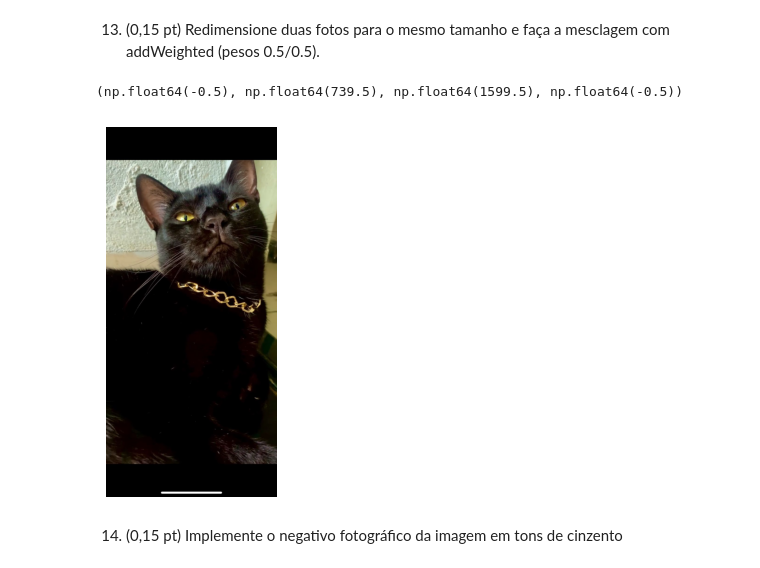
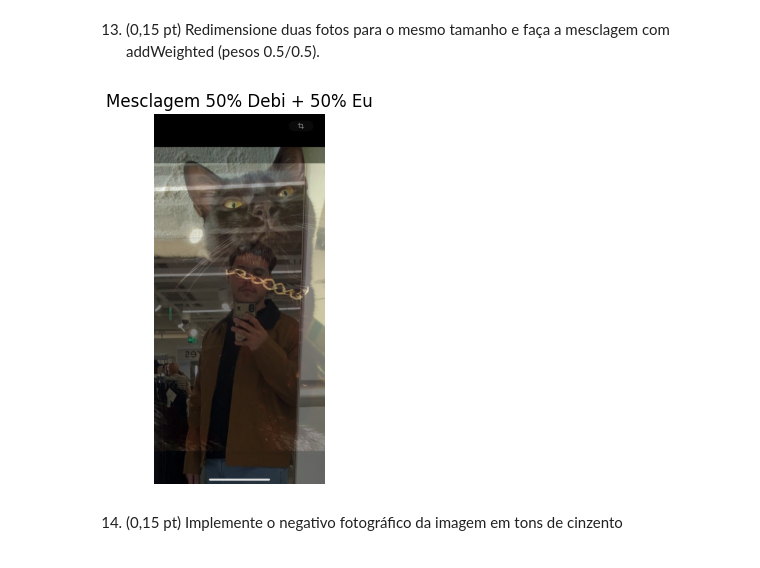
Before and after one commit to HyaGo01/Avalia-o01, a Jupyter notebook: Ava01/Avaliacao01.ipynb, the cells around one changed output. Cells and saved outputs as stored; diff of their text form; code cells hidden in the pictures.

```diff
--- a/Ava01/Avaliacao01.ipynb
+++ b/Ava01/Avaliacao01.ipynb
@@ -151,13 +164,19 @@ plt.imshow(cv2.cvtColor(bright, cv2.COLOR_BGR2RGB)); plt.axis('off')
 13. (0,15 pt) Redimensione duas fotos para o mesmo tamanho e faça a mesclagem com
 addWeighted (pesos 0.5/0.5).
 # %%
-img2 = cv2.imread('Debi.png')
-img2 = cv2.resize(img2, (img.shape[1], img.shape[0]))
-blend = cv2.addWeighted(img, 0.5, img2, 0.5, 0)
-plt.imshow(cv2.cvtColor(blend, cv2.COLOR_BGR2RGB)); plt.axis('off')
+img1 = cv2.imread('Debi.jpeg')
+img2 = cv2.imread('Eu.jpeg')
+
+img2 = cv2.resize(img2, (img1.shape[1], img1.shape[0]))
+
+blend = cv2.addWeighted(img1, 0.5, img2, 0.5, 0)
+
+plt.imshow(cv2.cvtColor(blend, cv2.COLOR_BGR2RGB))
+plt.title('Mesclagem 50% Debi + 50% Eu')
+plt.axis('off')
+plt.show()
 # %% [output]
-(np.float64(-0.5), np.float64(739.5), np.float64(1599.5), np.float64(-0.5))
-[figure, old version]
+[figure, new version]
 # %% [markdown]
 14. (0,15 pt) Implemente o negativo fotográfico da imagem em tons de cinzento
 # %%
```
Also changed, not shown: parts of 1 cell of this notebook.
